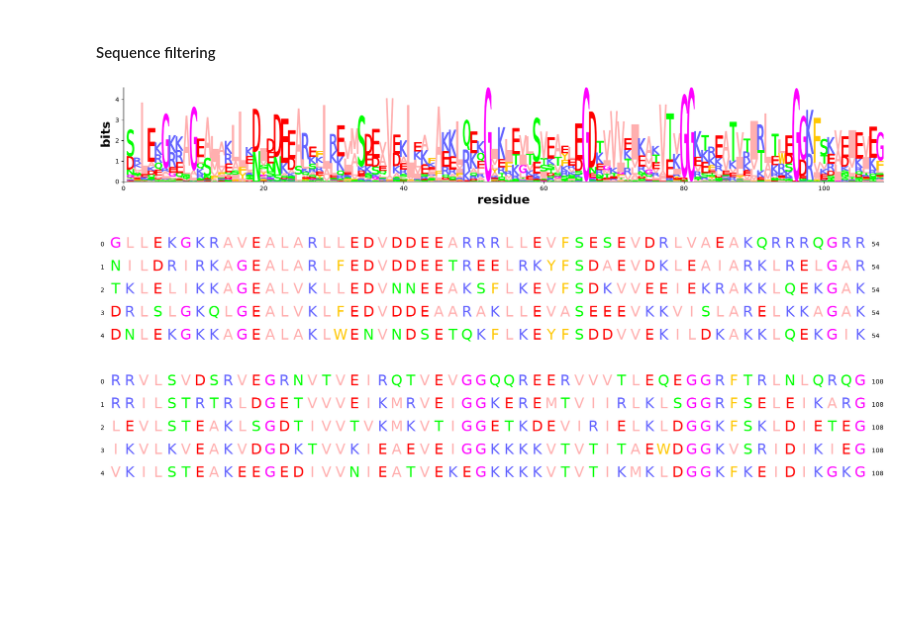
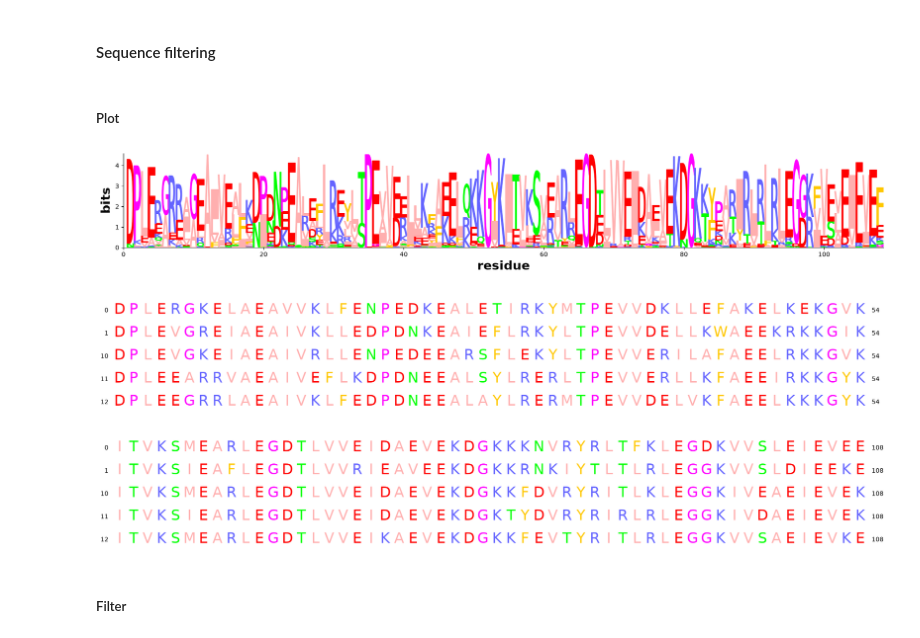
Before and after one commit to geanhu/rotation-su26-kortemme-lab, a Jupyter notebook: notebooks/multi-state-design.ipynb, the cells around one changed output. Drawn from its saved outputs; the diff is of its cells as text; code cells hidden in the pictures; blank space fills up the shorter version.

```diff
--- a/notebooks/multi-state-design.ipynb
+++ b/notebooks/multi-state-design.ipynb
@@ -18,13 +18,12 @@ mpl.rcParams['pdf.fonttype'] = 42
 mpl.rcParams['ps.fonttype'] = 42
 # %% [markdown]
 #### Sequence filtering
+# %% [markdown]
+##### Plot
 # %%
 # visualize sequences designed
-def plot_seqs(folder, structure_name, start=0, show_seqs=5, scheme='zappo'):
+def plot_seqs(df, structure_name, start=0, show_seqs=5, scheme='zappo'):
     # read df of sequences (not incl input)
-    df = pd.read_csv(
-        f'/wynton/home/rotation/geanhu/multi-state/data/mpnn-output/{folder}/seqs/seqs.csv'
-    )
     df = df[df['id'].str.contains(structure_name)]
 
     # "align" (stack) sequences
@@ -68,10 +67,12 @@ def plot_seqs(folder, structure_name, start=0, show_seqs=5, scheme='zappo'):
     fig.tight_layout()
     plt.show()
 # %%
-plot_seqs('5KPE-5KPH_multi-state2/temp3', '5KPE')
+plot_seqs(dfs[temp], '5KPE')
 # %% [output]
-[figure, old version]
+[figure, new version]
-[figure, old version]
+[figure, new version]
+# %% [markdown]
+##### Filter
 # %%
 # read in sequences
 dfs = {
```
Also changed, not shown: parts of 12 cells of this notebook, 36 other files.
